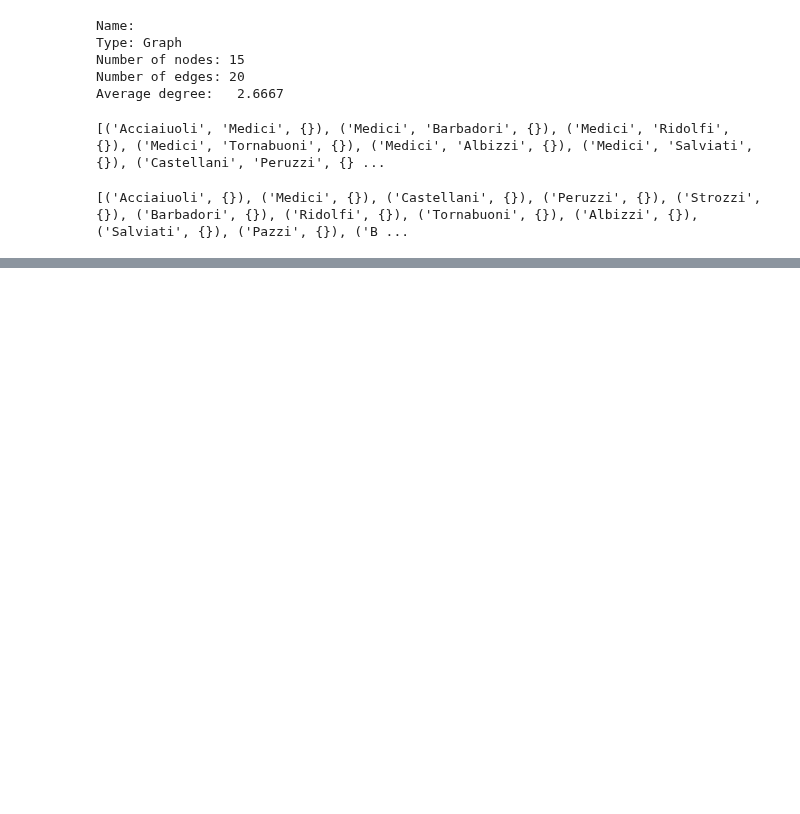
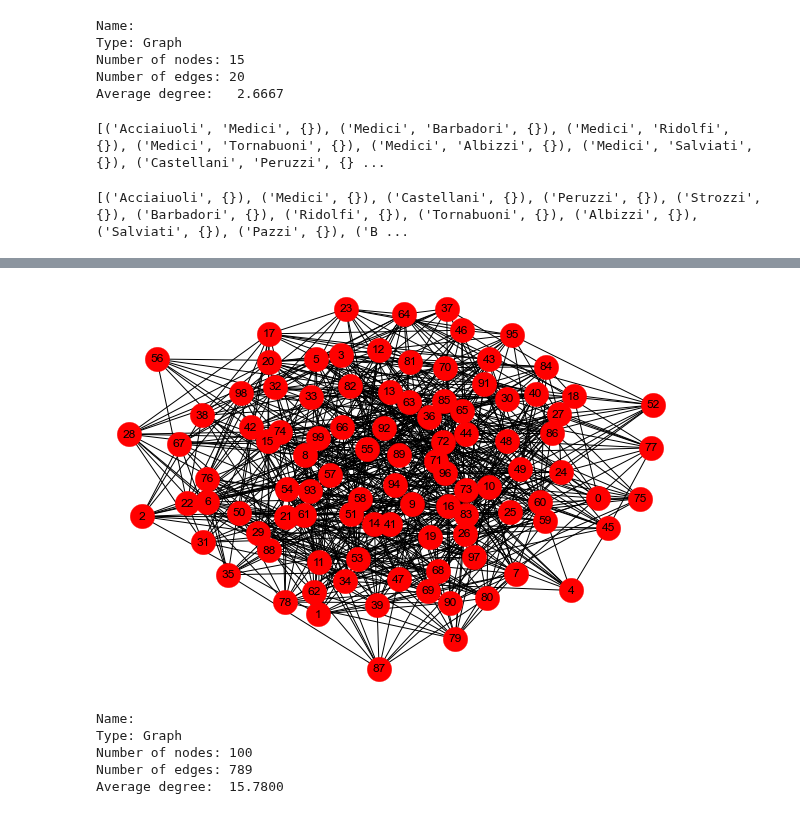
Before and after one commit to JayantGoel001/GraphsAndSocialNetworkAnalytics, a Jupyter notebook: Some Famous Graph.ipynb, the cells around one changed output, grey strips where cells are left out. Saved outputs shown, nothing was run; the diff lists cells and outputs as text; code cells hidden in the pictures; blank space fills up the shorter version.

```diff
--- a/Some Famous Graph.ipynb
+++ b/Some Famous Graph.ipynb
@@ -79,0 +109,13 @@ print(f.nodes(data=True))
+# %%
+binom = nx.binomial_graph(100,0.15)
+nx.draw(binom,node_color='red',node_size=600,with_labels=True)
+# %% [output]
+[figure, added]
+# %%
+print(nx.info(binom))
+# %% [output]
+Name:
+Type: Graph
+Number of nodes: 100
+Number of edges: 789
+Average degree:  15.7800
```
Also changed, not shown: parts of 9 cells of this notebook.
